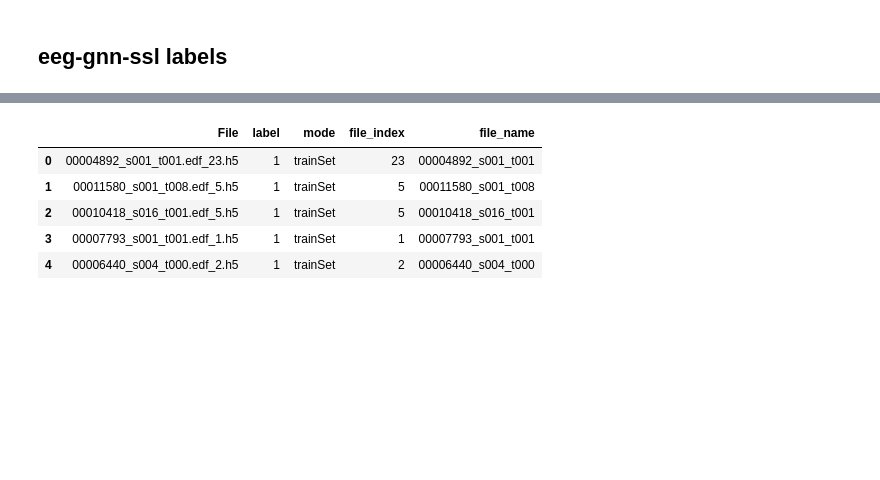
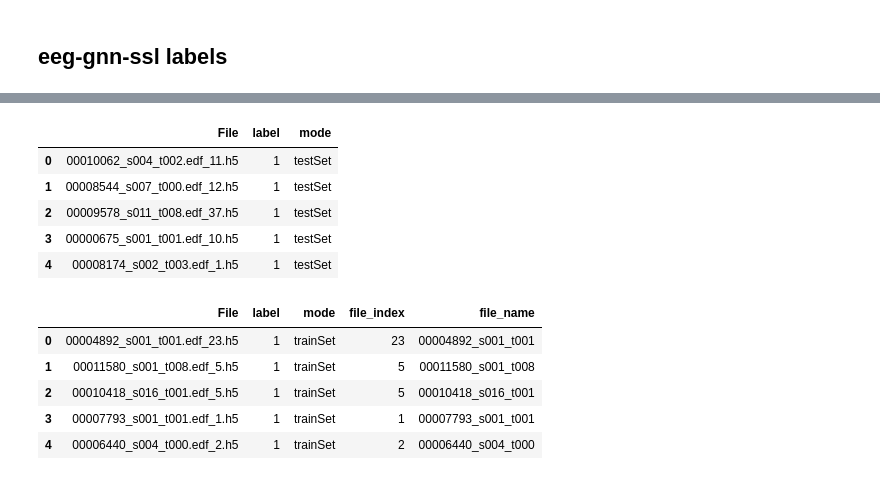
Before and after one commit to esl-epfl/FETCH, a Jupyter notebook: TUSZ_process.ipynb, the cells around one changed output, grey strips where cells are left out. Drawn from its saved outputs; the diff is of its cells as text; code cells hidden in the pictures; blank space fills up the shorter version.

```diff
--- a/TUSZ_process.ipynb
+++ b/TUSZ_process.ipynb
@@ -363,3 +363,12 @@ df_gnn.sample(n=10)
+# %%
+df_gnn[df_gnn['mode'] == 'testSet'].head()
+# %% [output]
+|  | File | label | mode |
+| 0 | 00010062_s004_t002.edf_11.h5 | 1 | testSet |
+| 1 | 00008544_s007_t000.edf_12.h5 | 1 | testSet |
+| 2 | 00009578_s011_t008.edf_37.h5 | 1 | testSet |
+| 3 | 00000675_s001_t001.edf_10.h5 | 1 | testSet |
+| 4 | 00008174_s002_t003.edf_1.h5 | 1 | testSet |
 # %%
 df_gnn['file_index'] = df_gnn["File"].apply(lambda x: int(x.split('.h5')[0].split('_')[-1]))
 df_gnn['file_name'] = df_gnn["File"].apply(lambda x: x.split('.edf')[0])
```
Also changed, not shown: parts of 15 cells of this notebook, 2 other files.
